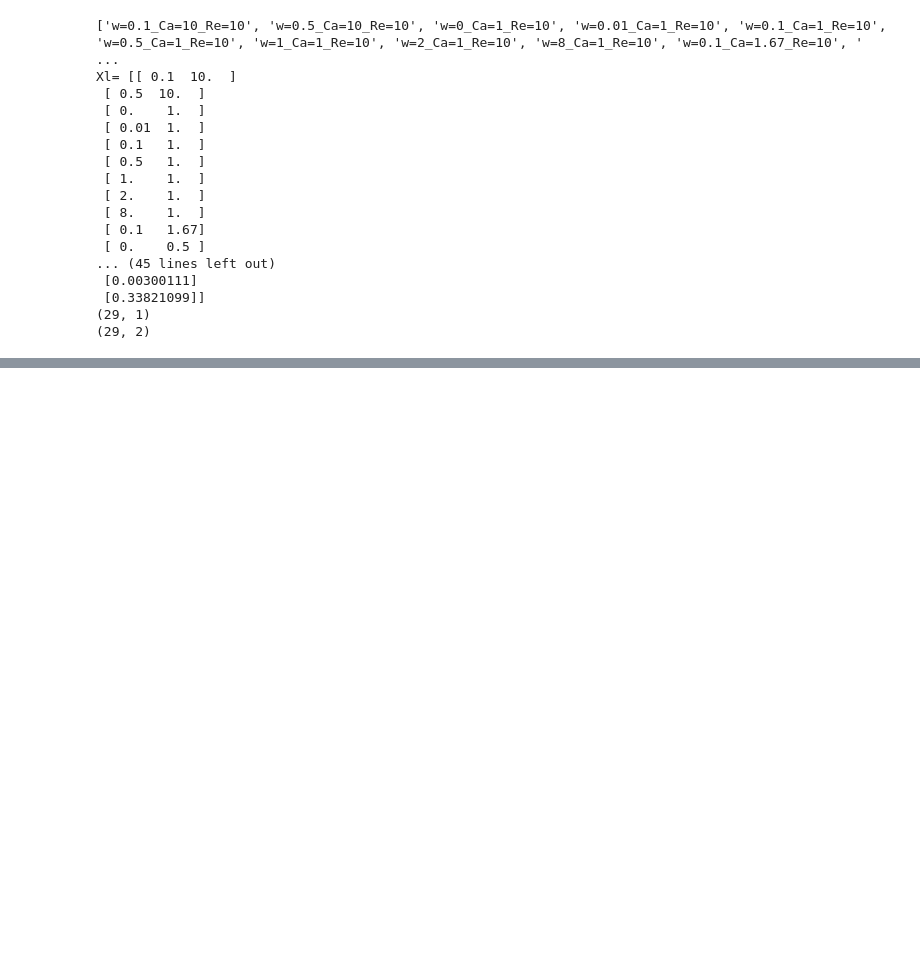
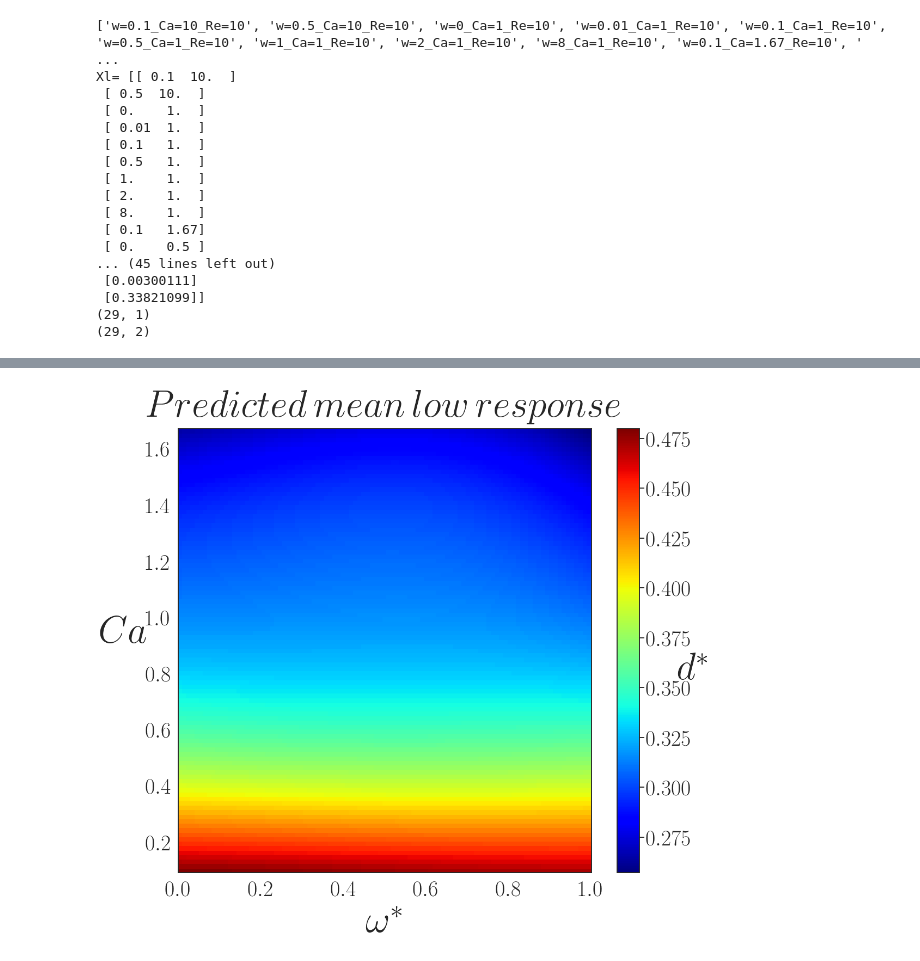
Before and after one commit to alilafzi/Multi_Fidelity_Gaussian_Processes, a Jupyter notebook: MFGP.ipynb, the cells around one changed output, grey strips where cells are left out. Saved outputs shown, nothing was run; the diff lists cells and outputs as text; code cells hidden in the pictures; blank space fills up the shorter version.

```diff
--- a/MFGP.ipynb
+++ b/MFGP.ipynb
@@ -523,0 +678,51 @@ new_vector_2 = mean[-nx2:]
+# %%
+from matplotlib import pyplot as plt
+import matplotlib.mlab as ml
+import matplotlib.patches as mpatches
+
+from mpl_toolkits import mplot3d
+from matplotlib import rc, rcParams
+from mpl_toolkits.mplot3d import Axes3D
+
+plt.rcParams['text.usetex'] = True
+plt.rcParams['text.latex.unicode'] = True
+rc('text', usetex=True)
+#rc('axes', linewidth=2)
+rc('font', weight='bold')
+
+os.chdir('/content/gdrive/My Drive/Uncertainty Quantification/Project')
+
+if plot == 1:
+    Highplot = ml.griddata(Xtest[:,0],Xtest[:,1], mean.flatten(), x1, x2, interp = 'linear')
+    Lowplot = ml.griddata(Xtest[:,0],Xtest[:,1], mu1.flatten(), x1, x2, interp = 'linear')
+    Varplot = ml.griddata(Xtest[:,0],Xtest[:,1], var.flatten(), x1, x2, interp = 'linear')
+    #GPplot = ml.griddata(Xtest[:,0],Xtest[:,1], mu4.flatten(), X, Y, interp = 'linear')
+
+    #fig = plt.figure(1)
+    #ax = fig.add_subplot(111, projection='3d')
+    fig , ax = plt.subplots(1,1,figsize = (17,15))
+
+    #fig = plt.figure(2)
+    plt.pcolor(x1, x2, Lowplot, cmap='jet')
+    #plt.plot(Xh[:,0], Xh[:,1], marker='o', linestyle = '')
+    #plt.colorbar()
+    cb = plt.colorbar()
+    #cb.set_label(label=r'$d^*$', size='large')
+    #cb.ax.tick_params(labelsize='large')
+    cb.set_label(label=r'$d^*$', size=70, rotation = 0)
+    cb.ax.tick_params(labelsize=40)
+    plt.title(r'$Predicted \, mean  \, low \, response$',fontsize=70, y=1.02)
+    #plt.xlabel('$Frequency$', fontsize=70)
+    #plt.ylabel('$Capillary$', fontsize=70)
+    #plt.xticks(fontsize= 17)
+    #plt.yticks(fontsize= 17)
+    ax.set_xlabel(r'$\omega^*$', fontsize=70)
+    ax.set_ylabel(r'$Ca$', fontsize=70, rotation = 0)
+    ax.tick_params(axis="x", labelsize=40)
+    ax.tick_params(axis="y", labelsize=40)
+    ax.yaxis.set_label_coords(-0.13, 0.5)
+    #ax.xaxis.set_label_coords(0.5, -0.08)
+    #plt.subplots_adjust( top=1.5, bottom=0.05, left=0.05, right=1.5 )
+    plt.savefig('mean_low_response.eps', bbox_inches = 'tight', pad_inches = 0)
+# %% [output]
+[figure, added]
```
Also changed, not shown: parts of 21 cells of this notebook.
